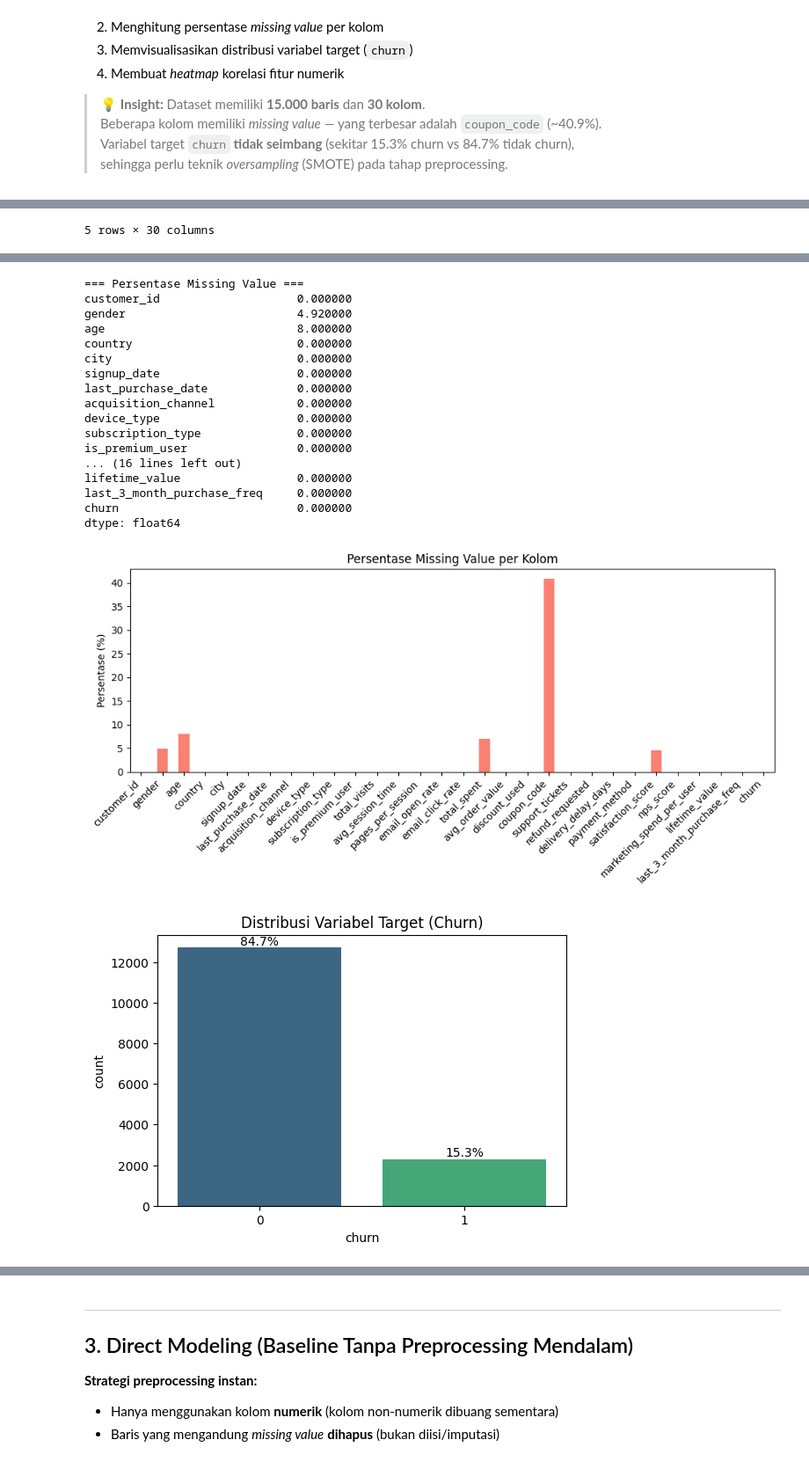
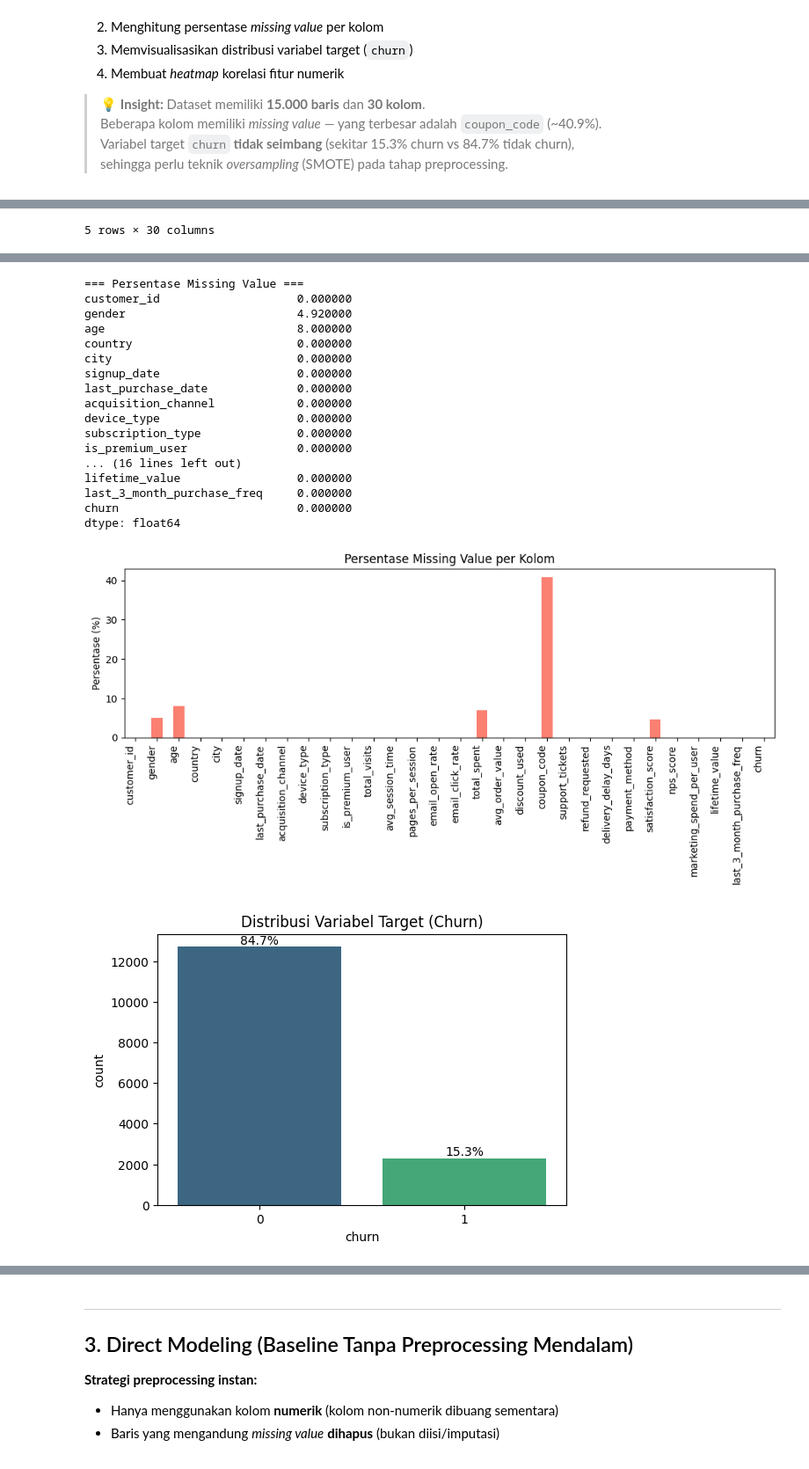
Before and after one commit to GabriellaJovanka/churn-customer-prediction, a Jupyter notebook: UAS_BENGKOD_A112314861.ipynb, the cells around one changed output, grey strips where cells are left out. Shown at 88% size. Drawn from its saved outputs; the diff is of its cells as text; code cells hidden in the pictures.

```diff
--- a/UAS_BENGKOD_A112314861.ipynb
+++ b/UAS_BENGKOD_A112314861.ipynb
@@ -76,7 +77,7 @@ plt.figure(figsize=(10, 5))
 missing_percent.plot(kind='bar', color='salmon')
 plt.title('Persentase Missing Value per Kolom')
 plt.ylabel('Persentase (%)')
-plt.xticks(rotation=45, ha='right')
+plt.xticks(rotation=90, ha='right')
 plt.tight_layout()
 plt.show()
 
@@ -147,34 +148,34 @@ Data columns (total 30 columns):
 dtypes: float64(10), int64(10), object(10)
 memory usage: 3.4+ MB
 
 === Statistik Deskriptif ===
 |  | customer_id | age | is_premium_user | total_visits | avg_session_time | pages_per_session | ... |
 | count | 15000.000000 | 13800.000000 | 15000.000000 | 15000.000000 | 15000.000000 | 15000.000000 | ... |
 | mean | 17500.500000 | 35.203913 | 0.304467 | 15.000933 | 8.020805 | 4.002901 | ... |
 | std | 4330.271354 | 10.334384 | 0.460197 | 3.892704 | 2.991499 | 1.479846 | ... |
 | min | 10001.000000 | -4.000000 | 0.000000 | 3.000000 | 0.006095 | 0.007845 | ... |
 | 25% | 13750.750000 | 28.000000 | 0.000000 | 12.000000 | 5.974555 | 2.989150 | ... |
 | 50% | 17500.500000 | 35.000000 | 0.000000 | 15.000000 | 7.991907 | 3.996992 | ... |
 | 75% | 21250.250000 | 42.000000 | 1.000000 | 18.000000 | 10.059986 | 5.014406 | ... |
 | max | 25000.000000 | 95.000000 | 1.000000 | 31.000000 | 19.123716 | 10.843172 | ... |
 === Persentase Missing Value ===
 customer_id                    0.000000
 gender                         4.920000
 age                            8.000000
 country                        0.000000
 city                           0.000000
 signup_date                    0.000000
 last_purchase_date             0.000000
 acquisition_channel            0.000000
 device_type                    0.000000
 subscription_type              0.000000
 is_premium_user                0.000000
 ... (16 lines left out)
 lifetime_value                 0.000000
 last_3_month_purchase_freq     0.000000
 churn                          0.000000
 dtype: float64
-[figure, old version]
+[figure, new version]
 [figure]
 [figure]
 === Korelasi Fitur terhadap Churn ===
```
Also changed, not shown: parts of 7 cells of this notebook.
